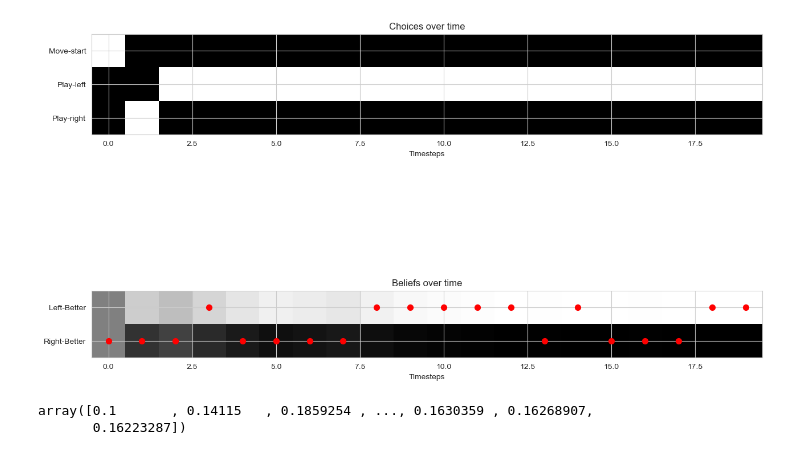
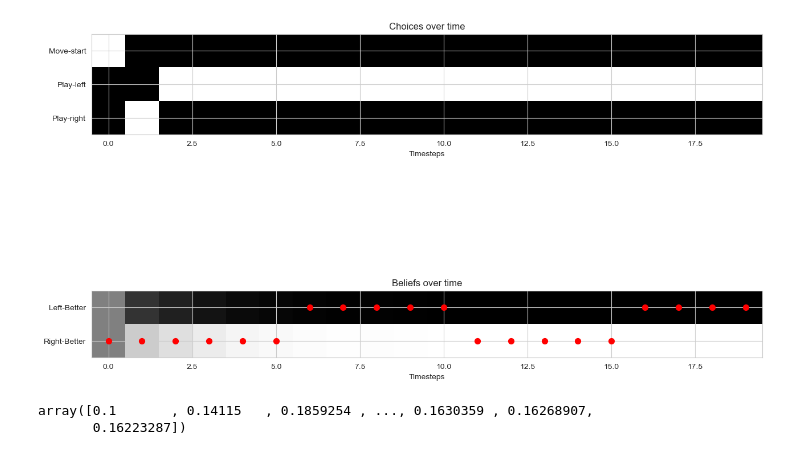
Before and after one commit to marek1n/rl-sim, a Jupyter notebook: RLsim.ipynb, the cells around one changed output. Cells and saved outputs as stored; diff of their text form; code cells hidden in the pictures.

Commit message:
actinf reward switch

```diff
--- a/RLsim.ipynb
+++ b/RLsim.ipynb
@@ -16,22 +16,24 @@ sns.set_style('whitegrid')
 # %%
 # actinf agent
 EPISODES = 5
 RUN_LENGTH = 20
+
+switch_at = [5,10,15]
 
 env_actinf = Env_ActInf(p_reward=0.7, context=1) # TODO
 
 
 actinf_model = F.MDPGenerativeModel()
 A, B, C, D = actinf_model.create_A(), actinf_model.create_B(), actinf_model.create_C(), actinf_model.create_D() # TODO pass the correct params
 pA = F.parameterize_pA(A_base=A, scale = 1.0, prior_count=10e5)
 agent_actinf = AgentActInf(A=A, pA=pA, B=B, C=C, D=D, modalities_to_learn=[1], lr_pA = 1.0, use_param_info_gain=True, action_selection='deterministic')
 
 # agent_actinf.__dict__
 returns_actinf = np.zeros([EPISODES, RUN_LENGTH])
-choice_hist, belief_hist, qA_hist, context_hist = actinf_model.run_active_inference_with_learning(agent_actinf, env_actinf, T=RUN_LENGTH)
+choice_hist, belief_hist, qA_hist, context_hist = actinf_model.run_active_inference_with_learning(agent_actinf, env_actinf, T=RUN_LENGTH, t_change=switch_at)
 F.plot_choices_beliefs(choice_hist, belief_hist, context_hist, choice_action_names=actinf_model.choice_action_names)
 # %% [output]
-[figure, old version]
+[figure, new version]
 # %%
 # env = Env(payoff_structure=(0.6, 0.3, 0.1))
 high_low_var = (1, 0, 0)
```
Also changed, not shown: 4 other files.
